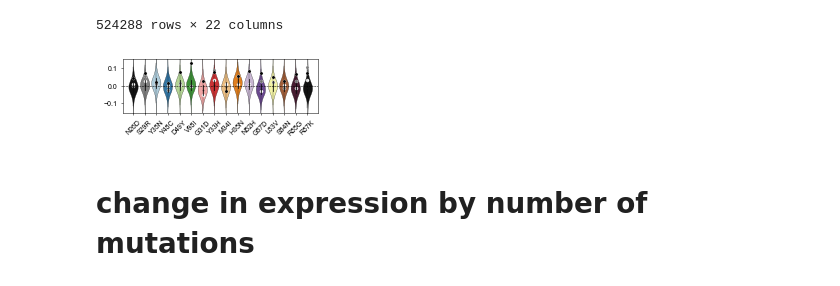
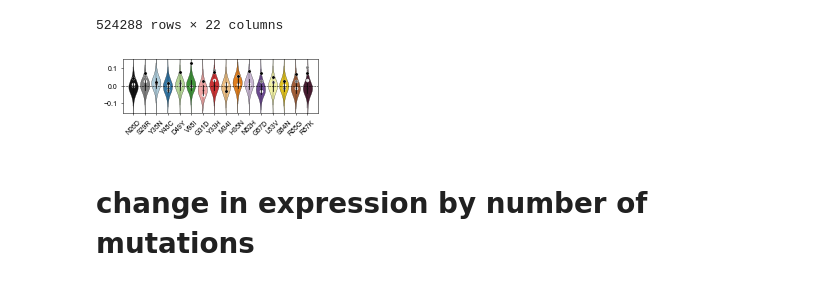
Before and after one commit to Ctharp17/CH65-comblib, a Jupyter notebook: Figures/Expression_figures/Expression_figures.ipynb, the cells around one changed output. Drawn from its saved outputs; the diff is of its cells as text; code cells hidden in the pictures.

```diff
--- a/Figures/Expression_figures/Expression_figures.ipynb
+++ b/Figures/Expression_figures/Expression_figures.ipynb
@@ -222,28 +222,28 @@ dExp
 # %%
 ##Expression
 mutation_names = ['N26D','S29R','Y35N','Y48C','D49Y','V98I','G31D','Y33H','M34I','H35N','N52H','G57D','L83V','S84N','R85G','R87K']
-colors = ['#121212','#808080','#a6cee3','#1f78b4','#b2df8a','#33a02c','#fb9a99','#e31a1c','#fdbf6f','#ff7f00','#cab2d6','#6a3d9a','#ffff99','#b15928','#4f1530']
+colors = ['#121212','#808080','#a6cee3','#1f78b4','#b2df8a','#33a02c','#fb9a99','#e31a1c','#fdbf6f','#ff7f00','#cab2d6','#6a3d9a','#ffff99','gold','#b15928','#4f1530']
 fig, ax = plt.subplots(figsize=(3.5,1))
 ax = sns.violinplot(x="Mutation", y="dexp", data=dExp,scale='count',linewidth=0.25,palette=colors)
 plt.xlabel('Mutation position',fontsize=7,labelpad=0)
 plt.axhline(y=0,linestyle='dashed',linewidth=0.5,color='black')
 sns.scatterplot(x="Mutation", y="dexp", data=dExp[(dExp['source']=='0000000000000000')],color='white',s=10)
 sns.scatterplot(x="Mutation", y="dexp", data=dExp[(dExp['source']=='0000001010100000')],color='gray',s=10)
 sns.scatterplot(x="Mutation", y="dexp", data=dExp[(dExp['target']=='1111111111111111')],color='black',s=10)
 ax.set_xticklabels(['N26D','S29R','Y35N','Y48C','D49Y','V98I','G31D','Y33H','M34I','H35N','N52H','G57D','L83V','S84N','R85G','R87K'],rotation=45)
 plt.tick_params(
     axis='y',          # changes apply to the x-axis
     which='y',
     pad=0,
     labelsize=7)
 # ax.set_xticks([])
 # ax.set_xticklabels([])
 plt.title('', fontsize=10)
 plt.xlabel('',fontsize=7,labelpad=0)
 plt.ylabel('',fontsize=7,labelpad=1)
 plt.savefig('images/CH65_dExp.png',transparent=True, dpi=600,bbox_inches='tight')
 # %% [output]
-[figure, old version]
+[figure, new version]
 # %% [markdown]
 # change in expression by number of mutations
 # %%
```
Also changed, not shown: parts of 17 cells of this notebook, 44 other files.
